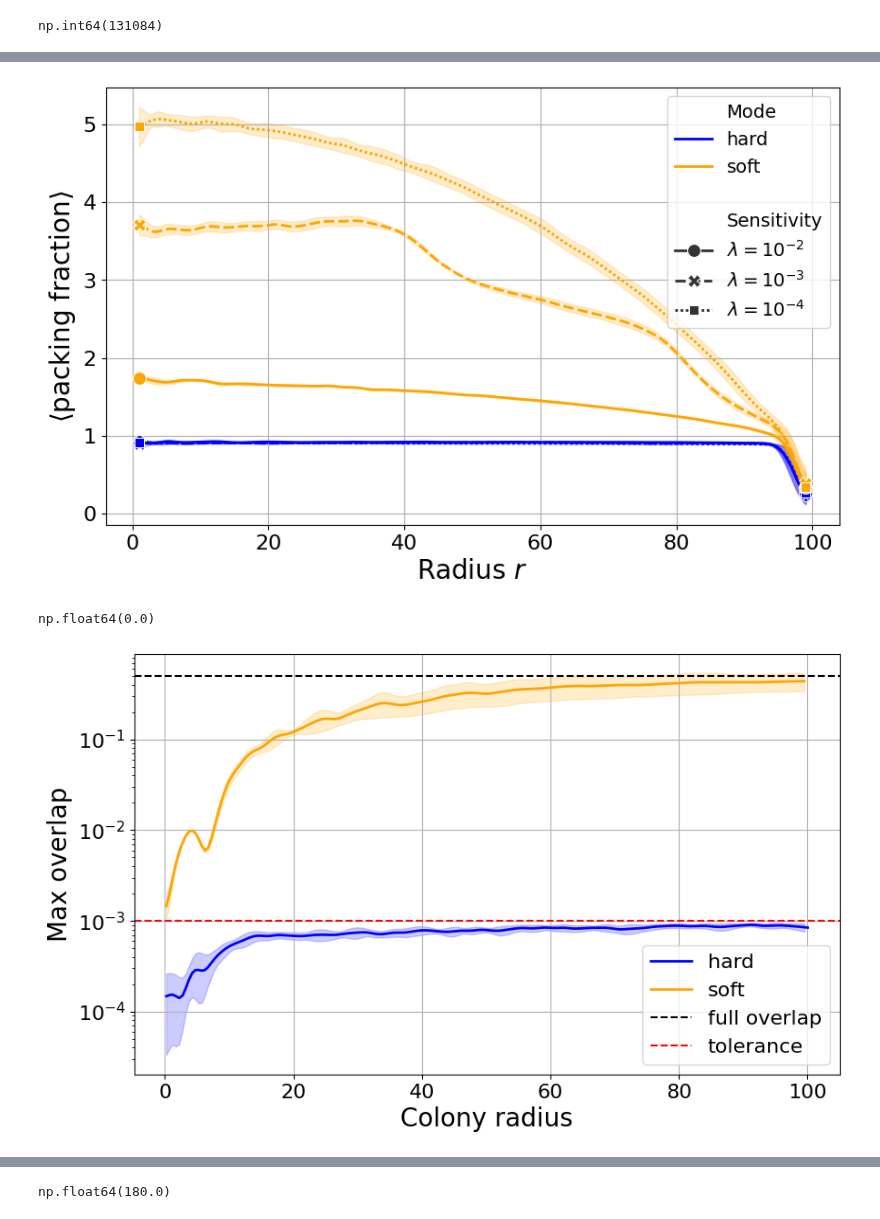
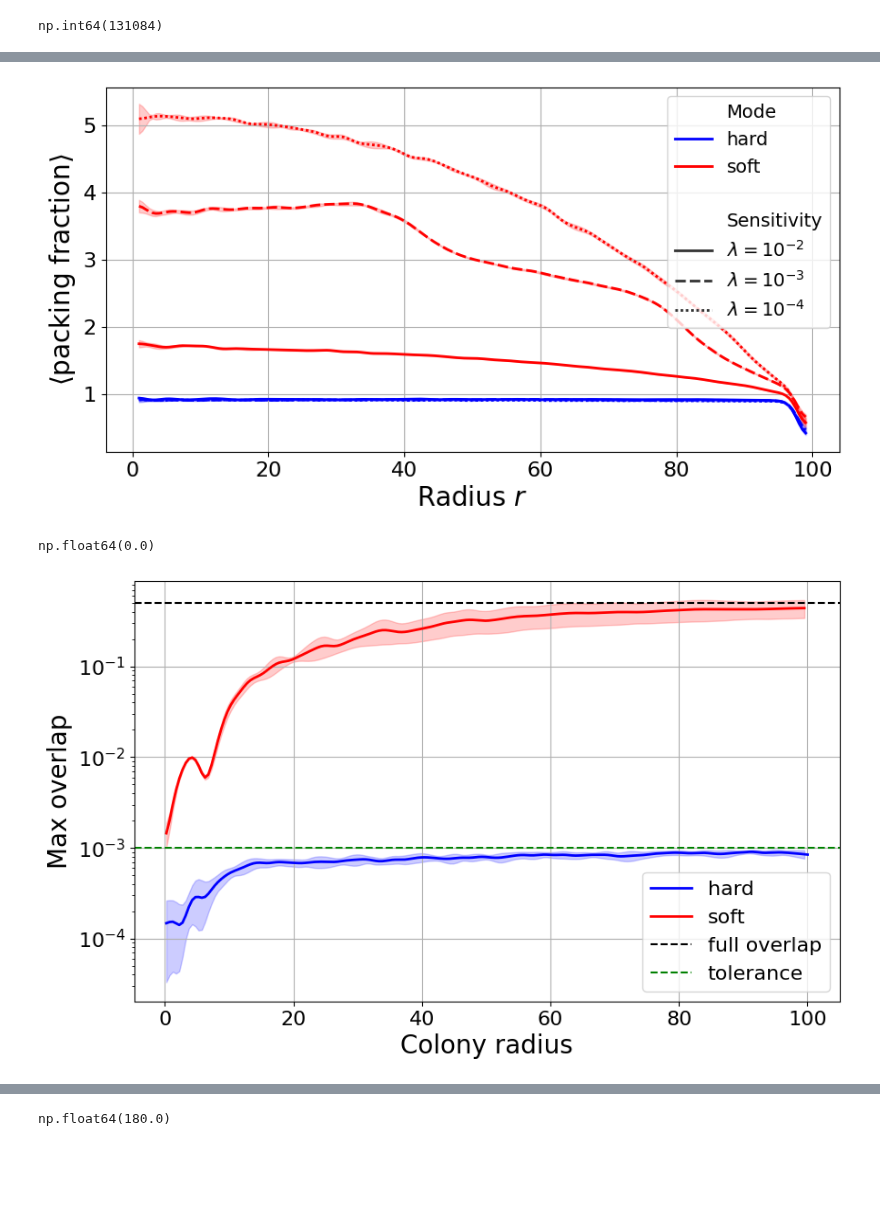
Before and after one commit to ManuelLerchner/ProliferatingCellCollectives-IDP, a Jupyter notebook: analysis/plot_combined.ipynb, the cells around one changed output, grey strips where cells are left out. Saved outputs shown, nothing was run; the diff lists cells and outputs as text; code cells hidden in the pictures; blank space fills up the shorter version.

Commit message:
change plot color to red blue

```diff
--- a/analysis/plot_combined.ipynb
+++ b/analysis/plot_combined.ipynb
@@ -72,7 +72,7 @@ from scipy.ndimage import gaussian_filter1d
 import pandas as pd
 import seaborn as sns
 
-MODE_COLORS = {"hard": "blue", "soft": "orange", "Weady et al.": "black"}
+MODE_COLORS = {"hard": "blue", "soft": "red", "Weady et al.": "black"}
 LINE_STYLES = {"$\\lambda = 10^{-2}$": "solid",
                "$\\lambda = 10^{-3}$": "dashed", "$\\lambda = 10^{-4}$": "dotted"}
 
@@ -200,7 +200,7 @@ def plot_parameter_over_time(sim_dict, x, y, yscale=None, xscale=None, outname=N
         lw=2, ms=10,
         palette=MODE_COLORS,
         style_order=(LINE_STYLES.keys()),
-        markers=True,
+        markers=False,
         markevery=[0, -1],
     )
 
@@ -354,7 +354,7 @@ def plot_radial_distribution(particles_dict, variable, bin_size=2.0, outname=Non
         lw=2, ms=10,
         palette=MODE_COLORS,
         style_order=LINE_STYLES.keys(),
-        markers=True,
+        markers=False,
         markevery=[0, -1]
     )
 
@@ -448,7 +448,7 @@ def plot_radial_distribution_shared(particles_dict, variable, bin_size=2.0, outn
         lw=2, ms=10,
         palette=MODE_COLORS,
         style_order=LINE_STYLES.keys(),
-        markers=True,
+        markers=False,
         markevery=[0, -1],
         legend=True,
 
@@ -479,7 +479,7 @@ def plot_radial_distribution_shared(particles_dict, variable, bin_size=2.0, outn
               lw=2, ms=10,
               palette=MODE_COLORS,
               style_order=LINE_STYLES.keys(),
-              markers=True,
+              markers=False,
               markevery=[0, -1],
               legend=False,
               )
@@ -545,7 +545,7 @@ for folder in source_folders:
         if any(f.endswith(".pvtu") for f in os.listdir(root)):
             sim_dirs.append(os.path.join(root))
 
-particles_dict, sim_dict, params_dict = load_combined(sim_dirs, offset=-3)
+particles_dict, sim_dict, params_dict = load_combined(sim_dirs, offset=-1)
 # %% [output]
 loading ../data/growth_comparison_variable_dt_6/vtk_output_hard_1.0e-02
 loading ../data/growth_comparison_variable_dt_6/vtk_output_hard_1.0e-03
@@ -788,8 +776,8 @@ fig.savefig("combined_num_particles_vs_wall_time_per_particle_with_fit.png",
 # %%
 plot_radial_distribution(particles_dict, "packing_fraction", bin_size,
-                         xlabel="Radius $r$", ylabel="$\\langle \\text{packing fraction} \\rangle$", errorbar=("se", 5));
+                         xlabel="Radius $r$", ylabel="$\\langle \\text{packing fraction} \\rangle$", errorbar=("se", 2));
 # %% [output]
-[figure, old version]
+[figure, new version]
 # %%
 sim_dict["max_overlap"].min()
 # %% [output]
@@ -799,12 +787,12 @@ fig = plot_parameter_over_time(sim_dict, "colony_radius", "max_overlap", yscale=
                                xlabel="Colony radius", ylabel="Max overlap", errorbar=("se", 5))
 
 fig.axes[0].axhline(0.5, color="black", linestyle="--", label="full overlap")
-fig.axes[0].axhline(1e-3, color="red", linestyle="--", label="tolerance")
+fig.axes[0].axhline(1e-3, color="green", linestyle="--", label="tolerance")
 fig.axes[0].legend(fontsize=16,)
 fig.savefig("combined_colony_radius_vs_max_overlap_with_lines.png",
             dpi=300, bbox_inches="tight")
 # %% [output]
-[figure, old version]
+[figure, new version]
 # %%
 
 
```
Also changed, not shown: parts of 13 cells of this notebook, 20 other files.
